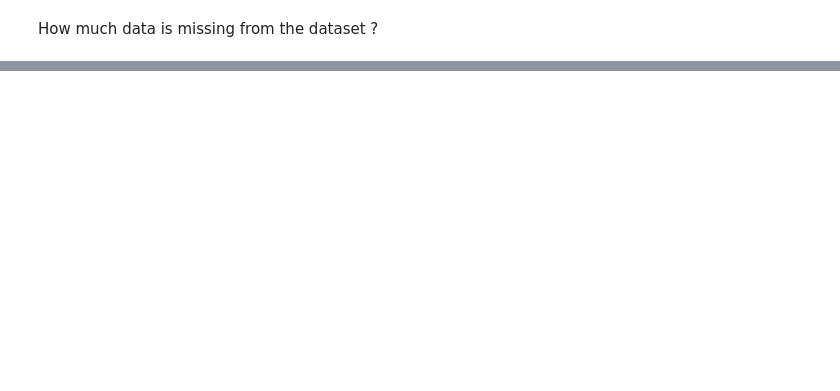
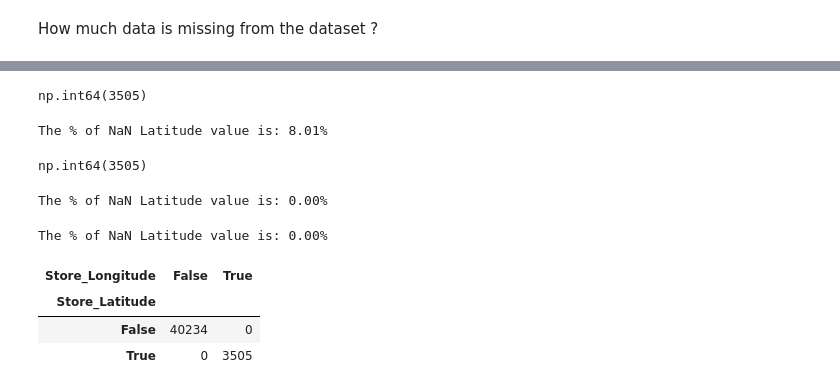
Before and after one commit to Alvaro-Figueiredo/Amazon_Delivery_DSProject, a Jupyter notebook: Notebooks/02_EDA.ipynb, the cells around one changed output, grey strips where cells are left out. Cells and saved outputs as stored; diff of their text form; code cells hidden in the pictures; blank space fills up the shorter version.

```diff
--- a/Notebooks/02_EDA.ipynb
+++ b/Notebooks/02_EDA.ipynb
@@ -114,0 +208,33 @@ array([37, 34, 23, 38, 32, 22, 33, 35, 36, 21, 24, 29, 25, 31, 27, 26, 20,
+# %%
+(df_amazon["Store_Latitude"] == 0).sum()
+# %% [output]
+np.int64(3505)
+# %%
+NaN_store_longitude = (df_amazon["Store_Longitude"] == 0).sum() / len(df_amazon)
+print(f'The % of NaN Latitude value is: {NaN_store_longitude*100:.2f}%')
+# %% [output]
+The % of NaN Latitude value is: 8.01%
+# %%
+(df_amazon["Store_Longitude"] == 0).sum()
+# %% [output]
+np.int64(3505)
+# %%
+NaN_drop_latitude = (df_amazon['Drop_Latitude'] == 0).sum() / len(df_amazon)
+print(f'The % of NaN Latitude value is: {NaN_drop_latitude*100:.2f}%')
+# %% [output]
+The % of NaN Latitude value is: 0.00%
+# %%
+NaN_drop_longitude = df_amazon.query('Drop_Longitude == 0').value_counts().sum() / len(df_amazon)
+print(f'The % of NaN Latitude value is: {NaN_drop_longitude*100:.2f}%')
+# %% [output]
+The % of NaN Latitude value is: 0.00%
+# %%
+pd.crosstab(
+    df_amazon["Store_Latitude"] == 0,
+    df_amazon["Store_Longitude"] == 0
+)
+# %% [output]
+| Store_Longitude | False | True |
+| Store_Latitude |  |  |
+| False | 40234 | 0 |
+| True | 0 | 3505 |
```
Also changed, not shown: parts of 50 cells of this notebook.
